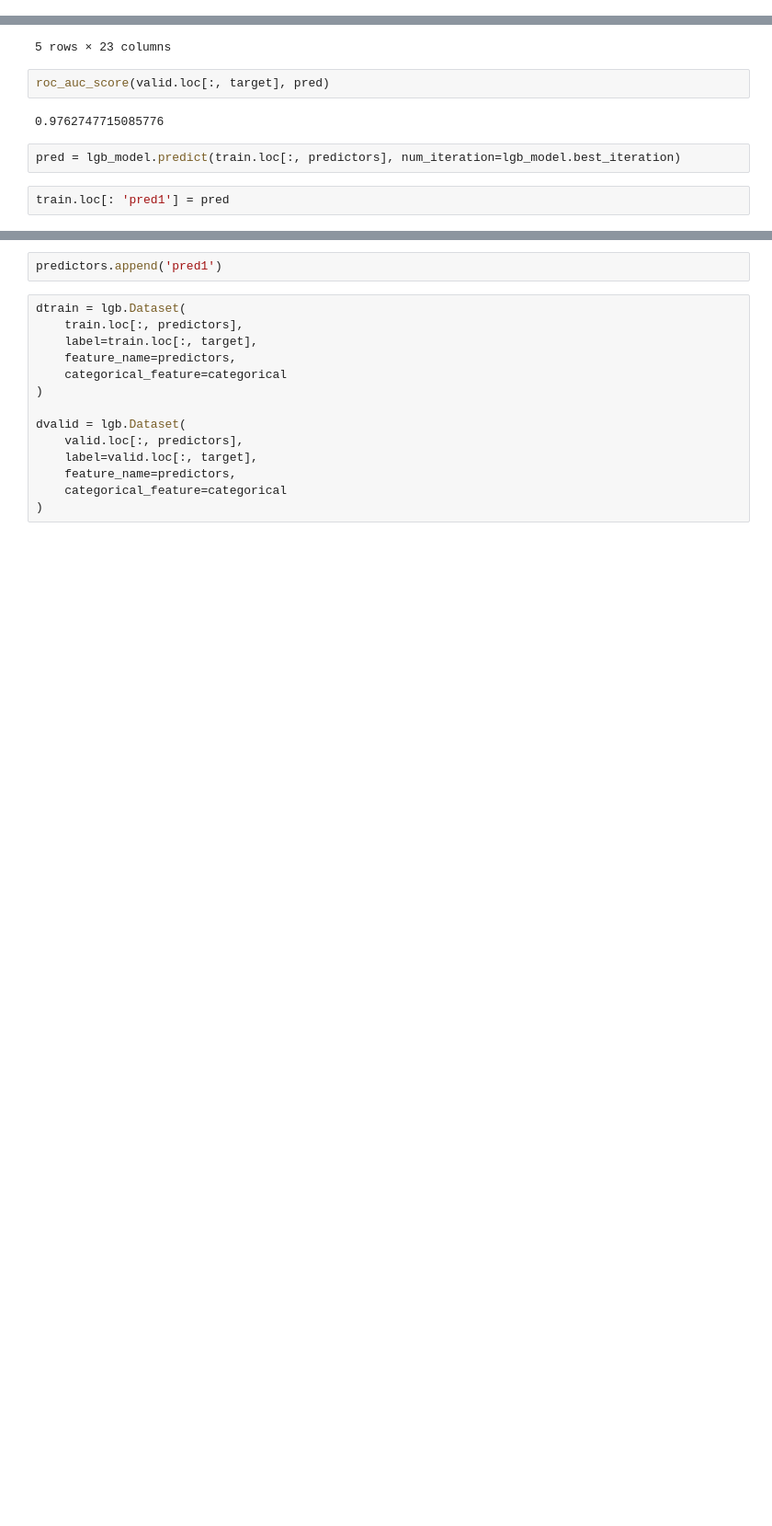
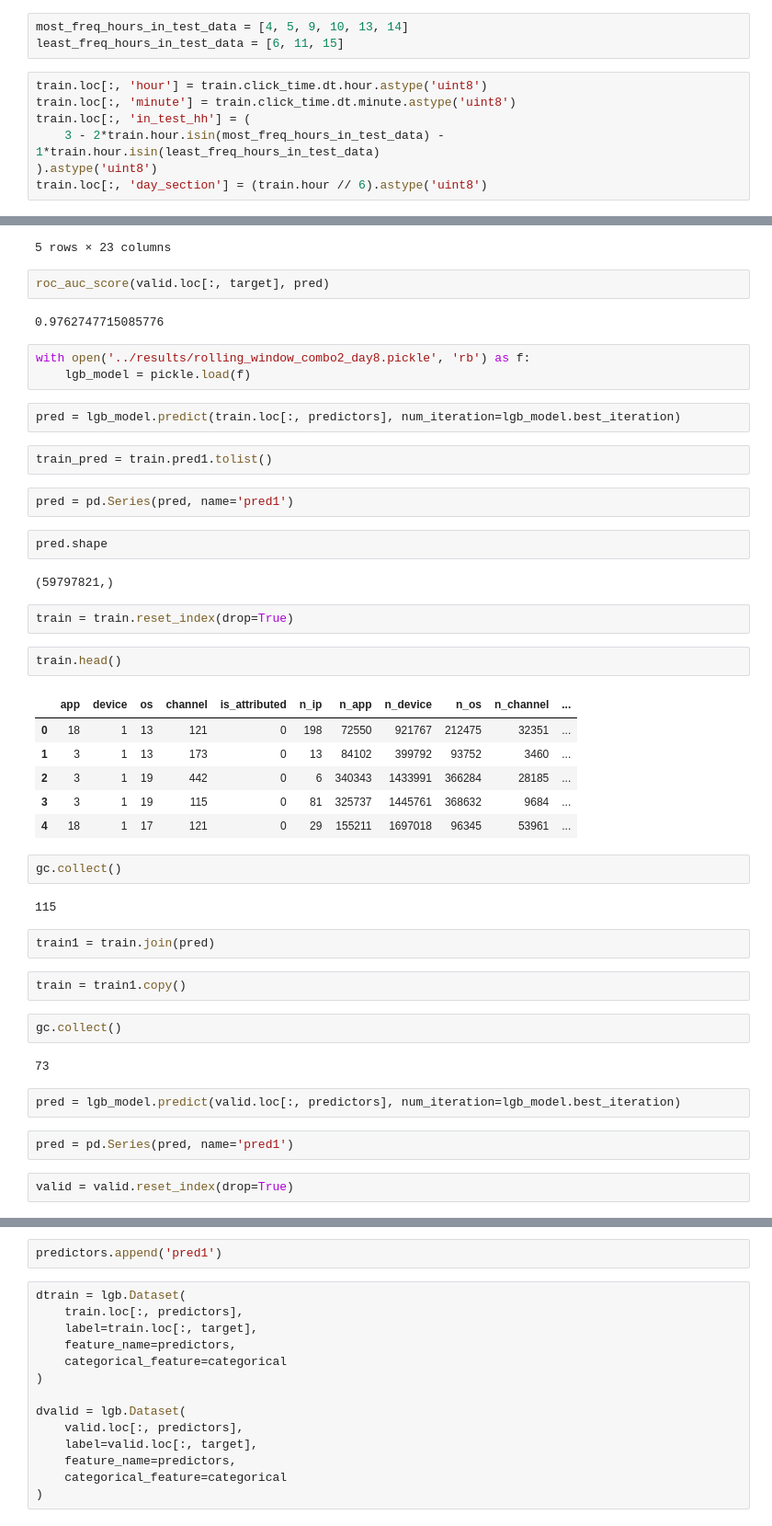
Before and after one commit to emmygold1/kaggle_proj, a Jupyter notebook: talking_data/notebooks/rolling_window.ipynb, the cells around one changed output, grey strips where cells are left out. Shown at 92% size. Cells and saved outputs as stored; diff of their text form; blank space fills up the shorter version.

```diff
--- a/talking_data/notebooks/rolling_window.ipynb
+++ b/talking_data/notebooks/rolling_window.ipynb
@@ -176,3 +177,13 @@ gc.collect()
 train = pd.read_hdf('../derived_data/rolling_window.hdf', key='train')
 # %%
 valid = pd.read_hdf('../derived_data/rolling_window.hdf', key='valid')
+# %%
+most_freq_hours_in_test_data = [4, 5, 9, 10, 13, 14]
+least_freq_hours_in_test_data = [6, 11, 15]
+# %%
+train.loc[:, 'hour'] = train.click_time.dt.hour.astype('uint8')
+train.loc[:, 'minute'] = train.click_time.dt.minute.astype('uint8')
+train.loc[:, 'in_test_hh'] = (
+    3 - 2*train.hour.isin(most_freq_hours_in_test_data) - 1*train.hour.isin(least_freq_hours_in_test_data)
+).astype('uint8')
+train.loc[:, 'day_section'] = (train.hour // 6).astype('uint8')
@@ -369,7 +386,45 @@ valid.head()
 roc_auc_score(valid.loc[:, target], pred)
 # %% [output]
 0.9762747715085776
+# %%
+with open('../results/rolling_window_combo2_day8.pickle', 'rb') as f:
+    lgb_model = pickle.load(f)
 # %%
 pred = lgb_model.predict(train.loc[:, predictors], num_iteration=lgb_model.best_iteration)
-# %%
-train.loc[: 'pred1'] = pred
+# %%
+train_pred = train.pred1.tolist()
+# %%
+pred = pd.Series(pred, name='pred1')
+# %%
+pred.shape
+# %% [output]
+(59797821,)
+# %%
+train = train.reset_index(drop=True)
+# %%
+train.head()
+# %% [output]
+|  | app | device | os | channel | is_attributed | n_ip | n_app | n_device | n_os | n_channel | ... |
+| 0 | 18 | 1 | 13 | 121 | 0 | 198 | 72550 | 921767 | 212475 | 32351 | ... |
+| 1 | 3 | 1 | 13 | 173 | 0 | 13 | 84102 | 399792 | 93752 | 3460 | ... |
+| 2 | 3 | 1 | 19 | 442 | 0 | 6 | 340343 | 1433991 | 366284 | 28185 | ... |
+| 3 | 3 | 1 | 19 | 115 | 0 | 81 | 325737 | 1445761 | 368632 | 9684 | ... |
+| 4 | 18 | 1 | 17 | 121 | 0 | 29 | 155211 | 1697018 | 96345 | 53961 | ... |
+# %%
+gc.collect()
+# %% [output]
+115
+# %%
+train1 = train.join(pred)
+# %%
+train = train1.copy()
+# %%
+gc.collect()
+# %% [output]
+73
+# %%
+pred = lgb_model.predict(valid.loc[:, predictors], num_iteration=lgb_model.best_iteration)
+# %%
+pred = pd.Series(pred, name='pred1')
+# %%
+valid = valid.reset_index(drop=True)
```
Also changed, not shown: parts of 14 cells of this notebook.
